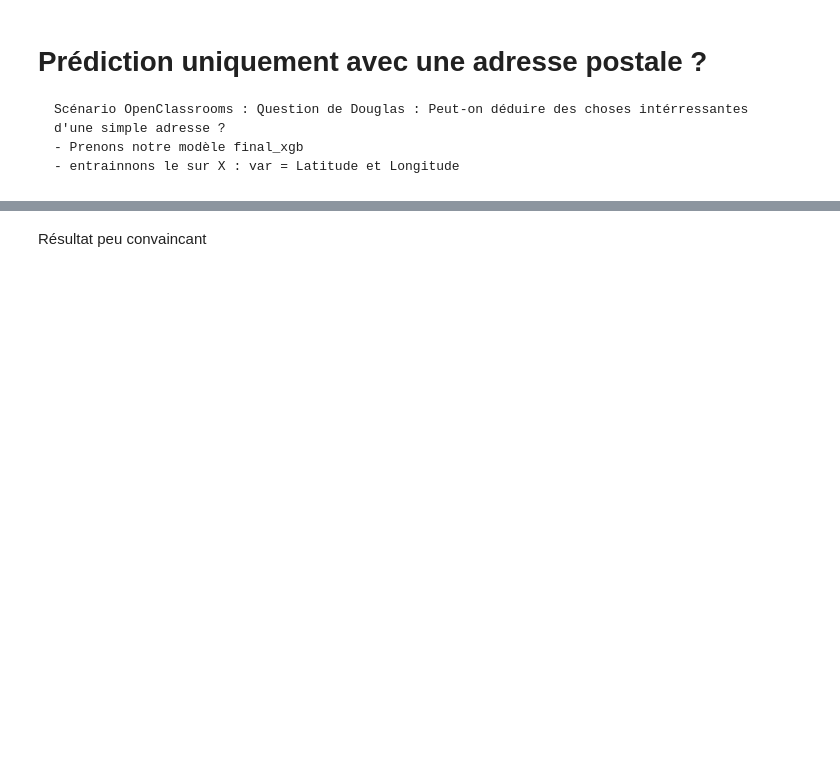
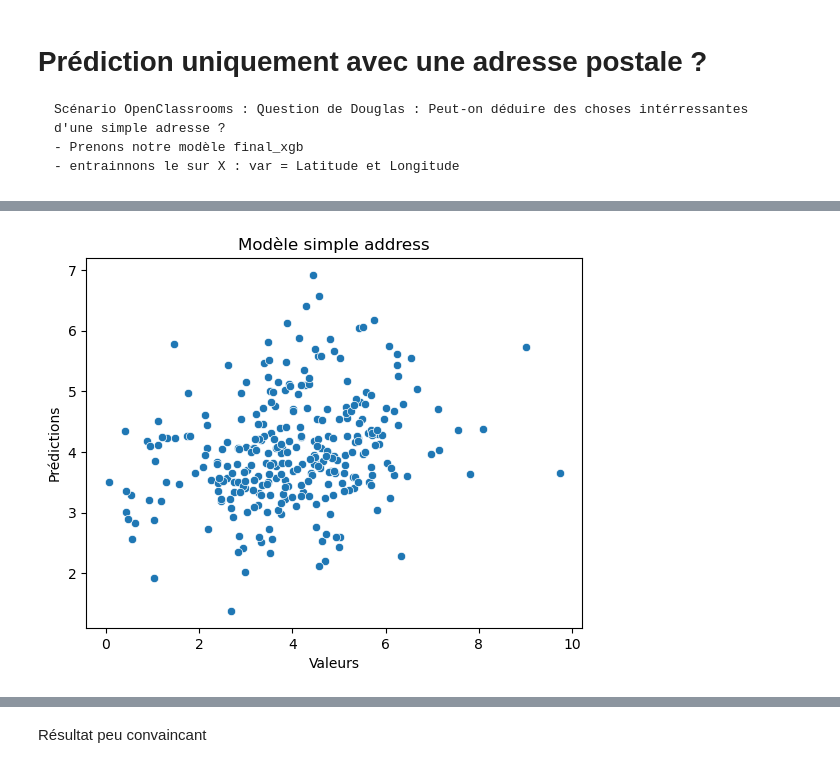
Before and after one commit to ArhurK/P4-Anticipez-les-besoins-en-consommation-de-batiments, a Jupyter notebook: Cible 1 log TotalGHGEmissions.ipynb, the cells around one changed output, grey strips where cells are left out. Saved outputs shown, nothing was run; the diff lists cells and outputs as text; code cells hidden in the pictures; blank space fills up the shorter version.

```diff
--- a/Cible 1 log TotalGHGEmissions.ipynb
+++ b/Cible 1 log TotalGHGEmissions.ipynb
@@ -569,5 +679,10 @@ print('MSE : ', mean_squared_error(pred_simple_address,y_test_address),'\n',
 # %%
 sns.scatterplot(x= y_test_address , y= pred_simple_address,lw=2)
+plt.xlabel('Valeurs')
+plt.ylabel('Prédictions')
+plt.title('Modèle simple address')
 plt.show()
+# %% [output]
+[figure, added]
 # %%
 plt.plot(pred_simple_address-y_test_address)
```
Also changed, not shown: parts of 56 cells of this notebook, 1 other file.
